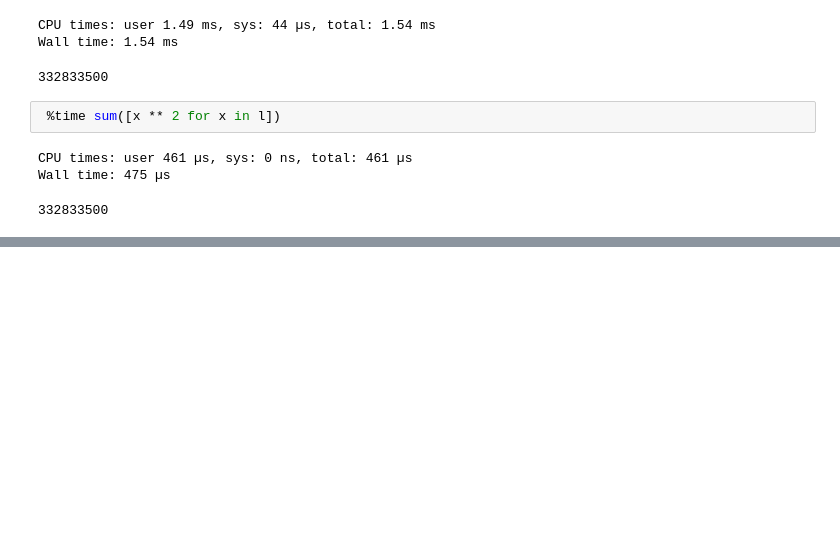
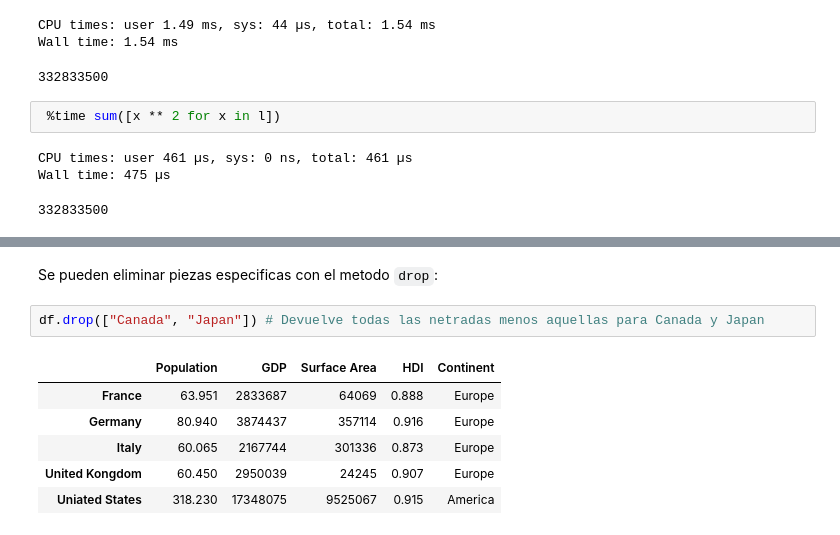
Before and after one commit to Ryuta2329/course-notes, a Jupyter notebook: fCC_data_analysis_python.ipynb, the cells around one changed output, grey strips where cells are left out. Drawn from its saved outputs; the diff is of its cells as text; blank space fills up the shorter version.

````diff
--- a/fCC_data_analysis_python.ipynb
+++ b/fCC_data_analysis_python.ipynb
@@ -127,0 +310,11 @@ array([0.51826869, 0.54468613])
+# %% [markdown]
+Se pueden eliminar piezas especificas con el metodo ```drop```:
+# %%
+df.drop(["Canada", "Japan"]) # Devuelve todas las netradas menos aquellas para Canada y Japan
+# %% [output]
+|  | Population | GDP | Surface Area | HDI | Continent |
+| France | 63.951 | 2833687 | 64069 | 0.888 | Europe |
+| Germany | 80.940 | 3874437 | 357114 | 0.916 | Europe |
+| Italy | 60.065 | 2167744 | 301336 | 0.873 | Europe |
+| United Kongdom | 60.450 | 2950039 | 24245 | 0.907 | Europe |
+| Uniated States | 318.230 | 17348075 | 9525067 | 0.915 | America |
````
Also changed, not shown: parts of 50 cells of this notebook.
